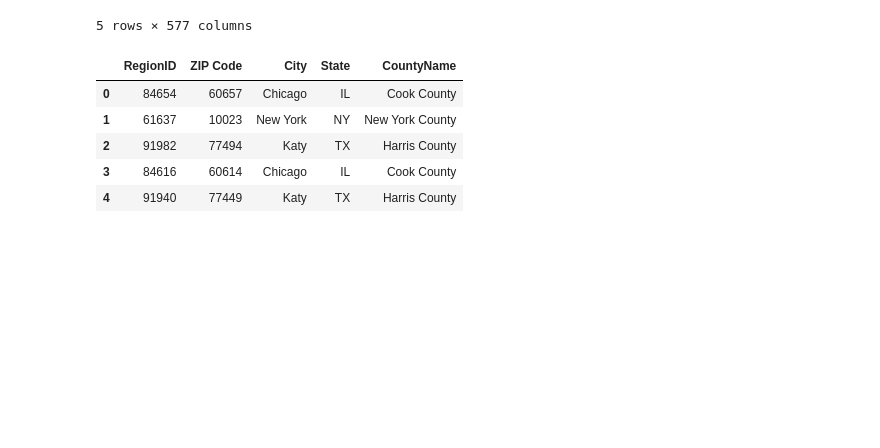
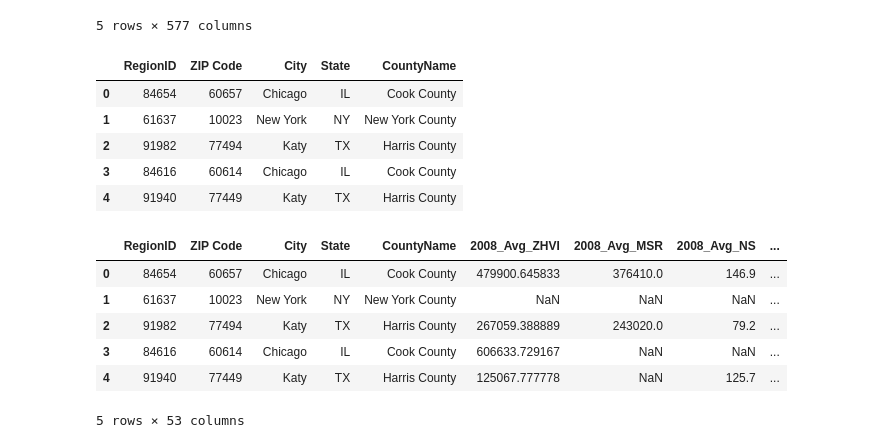
Before and after one commit to cmarchini19/US-Housing-Market-Analysis, a Jupyter notebook: tolu.ipynb, the cells around one changed output. Cells and saved outputs as stored; diff of their text form; code cells hidden in the pictures; blank space fills up the shorter version.

```diff
--- a/tolu.ipynb
+++ b/tolu.ipynb
@@ -170,4 +176,12 @@ for suffix in suffixes:
 # %%
-main_data.head(20)
-main_data.to_csv("Output/main_data.csv", index=False, header=True)
+new_main_data.head()
+#new_main_data.to_csv("Output/main_data.csv", index=False, header=True)
+# %% [output]
+|  | RegionID | ZIP Code | City | State | CountyName | 2008_Avg_ZHVI | 2008_Avg_MSR | 2008_Avg_NS | ... |
+| 0 | 84654 | 60657 | Chicago | IL | Cook County | 479900.645833 | 376410.0 | 146.9 | ... |
+| 1 | 61637 | 10023 | New York | NY | New York County | NaN | NaN | NaN | ... |
+| 2 | 91982 | 77494 | Katy | TX | Harris County | 267059.388889 | 243020.0 | 79.2 | ... |
+| 3 | 84616 | 60614 | Chicago | IL | Cook County | 606633.729167 | NaN | NaN | ... |
+| 4 | 91940 | 77449 | Katy | TX | Harris County | 125067.777778 | NaN | 125.7 | ... |
+5 rows × 53 columns
 # %%
```
Also changed, not shown: parts of 14 cells of this notebook, 5 other files.
